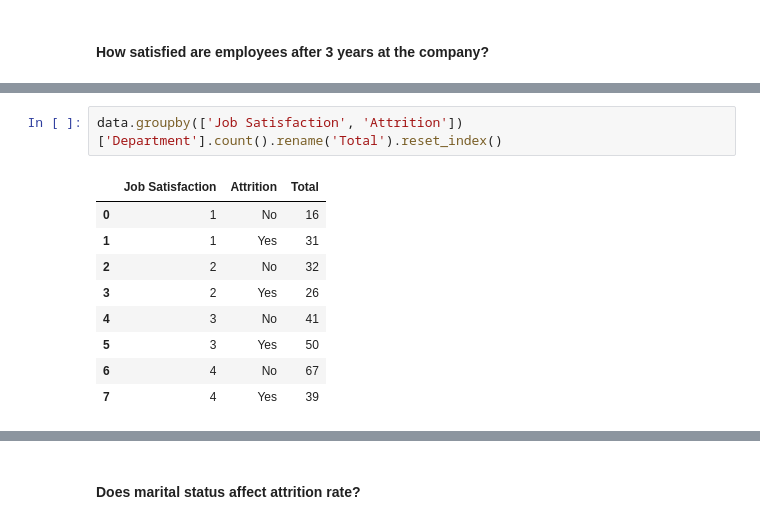
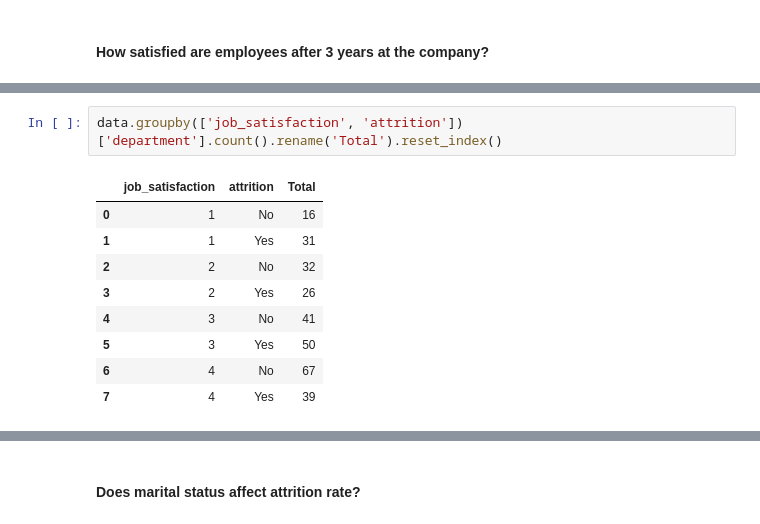
Before and after one commit to AndyMortey/Employee-Attrition-Predictor, a Jupyter notebook: notebook.ipynb, the cells around one changed output, grey strips where cells are left out. Cells and saved outputs as stored; diff of their text form.

```diff
--- a/notebook.ipynb
+++ b/notebook.ipynb
@@ -294,8 +294,8 @@ Index(['Age', 'Department', 'Education Level', 'EducationField',
       dtype='object')
 # %%
-data.groupby(['Job Satisfaction', 'Attrition'])['Department'].count().rename('Total').reset_index()
+data.groupby(['job_satisfaction', 'attrition'])['department'].count().rename('Total').reset_index()
 # %% [output]
-|  | Job Satisfaction | Attrition | Total |
+|  | job_satisfaction | attrition | Total |
 | 0 | 1 | No | 16 |
 | 1 | 1 | Yes | 31 |
 | 2 | 2 | No | 32 |
```
Also changed, not shown: parts of 21 cells of this notebook.
